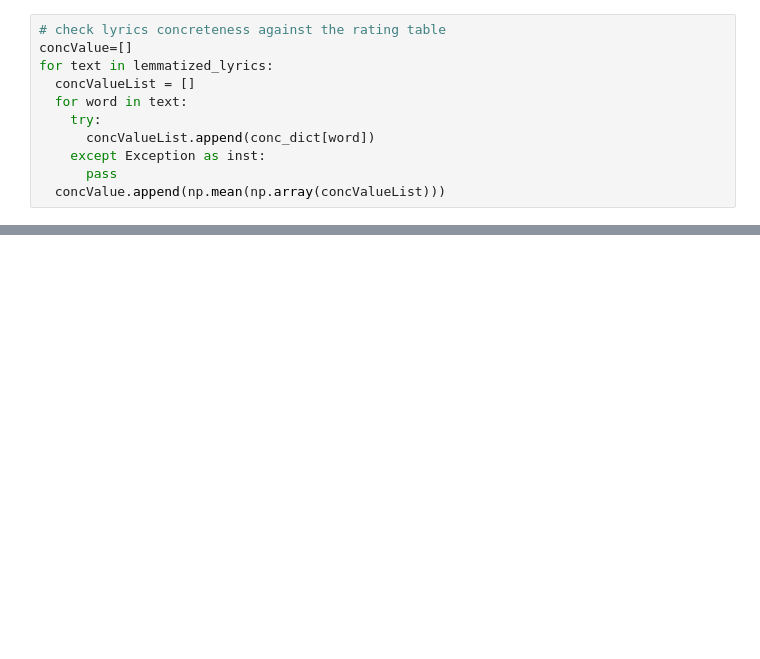
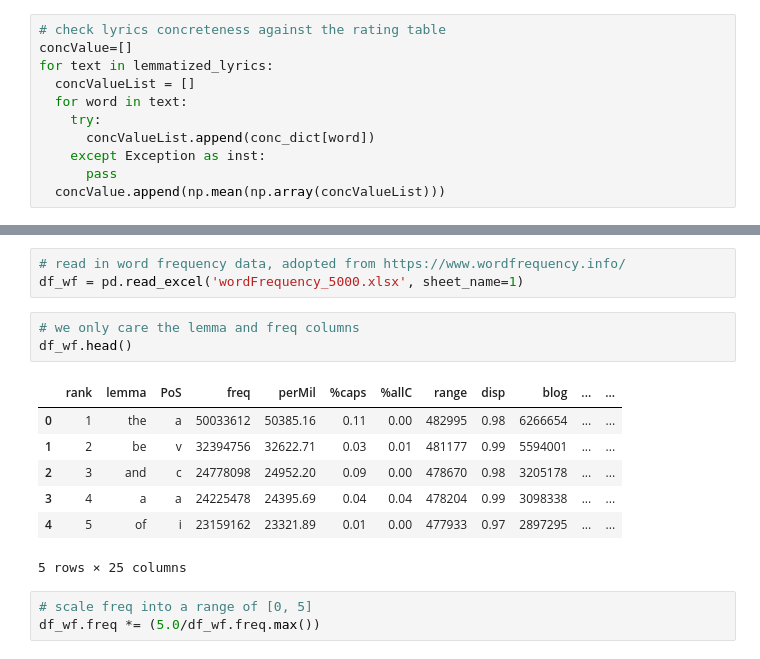
Before and after one commit to music-data-mining/W16, a Jupyter notebook: Week_16_Trend_Analysis.ipynb, the cells around one changed output, grey strips where cells are left out. Drawn from its saved outputs; the diff is of its cells as text; blank space fills up the shorter version.

```diff
--- a/Week_16_Trend_Analysis.ipynb
+++ b/Week_16_Trend_Analysis.ipynb
@@ -148,0 +153,17 @@ plt.plot(concValueYear)
+# %%
+# read in word frequency data, adopted from https://www.wordfrequency.info/
+df_wf = pd.read_excel('wordFrequency_5000.xlsx', sheet_name=1)
+# %%
+# we only care the lemma and freq columns
+df_wf.head()
+# %% [output]
+|  | rank | lemma | PoS | freq | perMil | %caps | %allC | range | disp | blog | ... | ... |
+| 0 | 1 | the | a | 50033612 | 50385.16 | 0.11 | 0.00 | 482995 | 0.98 | 6266654 | ... | ... |
+| 1 | 2 | be | v | 32394756 | 32622.71 | 0.03 | 0.01 | 481177 | 0.99 | 5594001 | ... | ... |
+| 2 | 3 | and | c | 24778098 | 24952.20 | 0.09 | 0.00 | 478670 | 0.98 | 3205178 | ... | ... |
+| 3 | 4 | a | a | 24225478 | 24395.69 | 0.04 | 0.04 | 478204 | 0.99 | 3098338 | ... | ... |
+| 4 | 5 | of | i | 23159162 | 23321.89 | 0.01 | 0.00 | 477933 | 0.97 | 2897295 | ... | ... |
+5 rows × 25 columns
+# %%
+# scale freq into a range of [0, 5]
+df_wf.freq *= (5.0/df_wf.freq.max())
```
Also changed, not shown: parts of 10 cells of this notebook.
